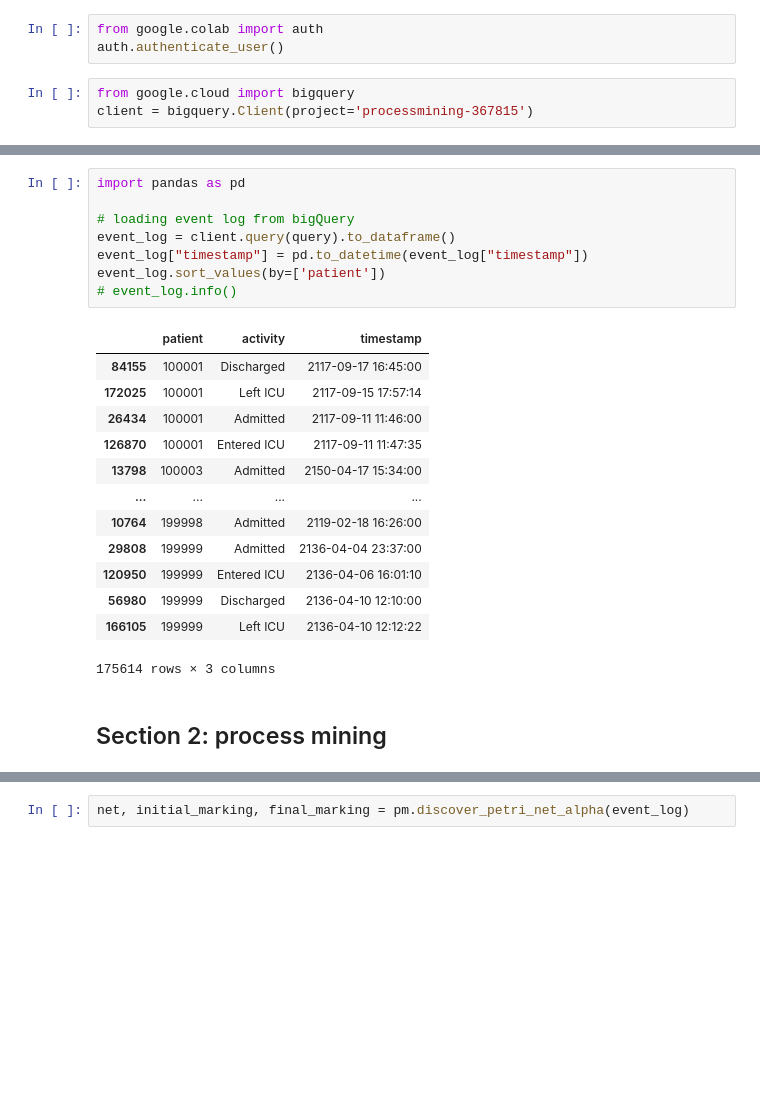
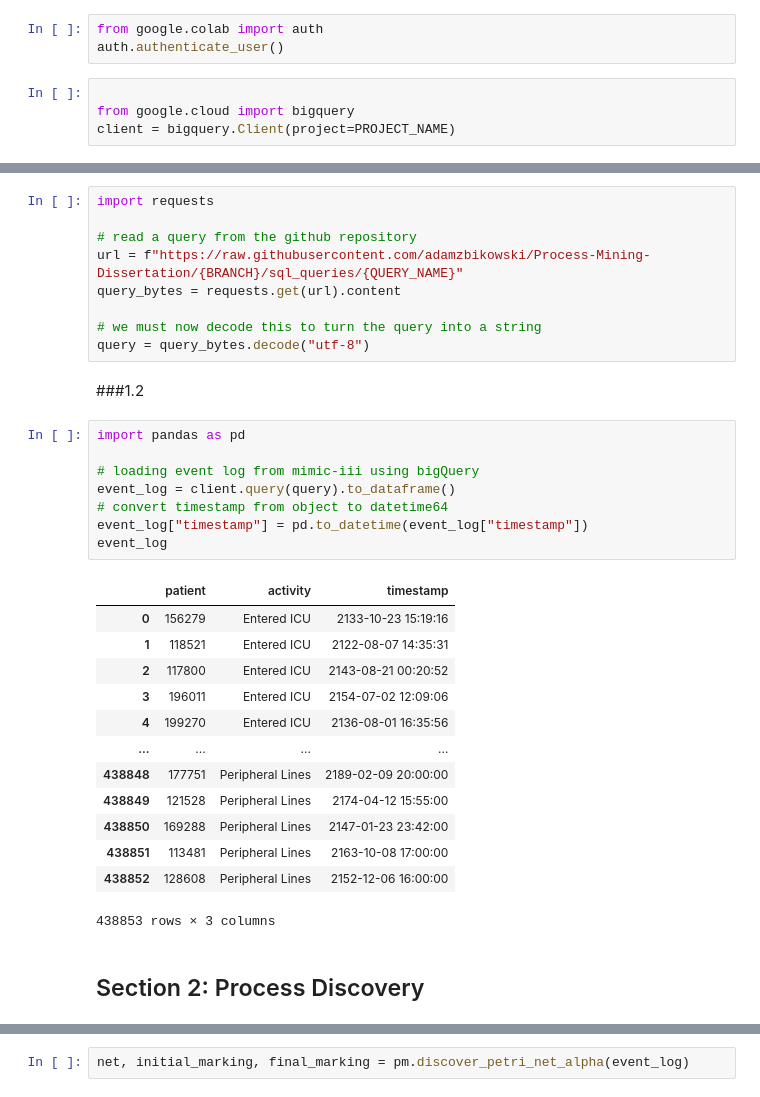
Before and after one commit to adamzbikowski/Process-Mining-Dissertation, a Jupyter notebook: timestamp_pipeline.ipynb, the cells around one changed output, grey strips where cells are left out. Cells and saved outputs as stored; diff of their text form; blank space fills up the shorter version.

```diff
--- a/timestamp_pipeline.ipynb
+++ b/timestamp_pipeline.ipynb
@@ -27,5 +68,6 @@ Successfully installed deprecation-2.1.0 pm4py-2.5.1 stringdist-1.0.9
 from google.colab import auth
 auth.authenticate_user()
 # %%
+
 from google.cloud import bigquery
-client = bigquery.Client(project='processmining-367815')
+client = bigquery.Client(project=PROJECT_NAME)
@@ -93,27 +74,38 @@ SELECT DISTINCT
+# %%
+import requests
+
+# read a query from the github repository
+url = f"https://raw.githubusercontent.com/adamzbikowski/Process-Mining-Dissertation/{BRANCH}/sql_queries/{QUERY_NAME}"
+query_bytes = requests.get(url).content
+
+# we must now decode this to turn the query into a string
+query = query_bytes.decode("utf-8")
+# %% [markdown]
+###1.2
 # %%
 import pandas as pd
 
-# loading event log from bigQuery
+# loading event log from mimic-iii using bigQuery
 event_log = client.query(query).to_dataframe()
+# convert timestamp from object to datetime64
 event_log["timestamp"] = pd.to_datetime(event_log["timestamp"])
-event_log.sort_values(by=['patient'])
-# event_log.info()
+event_log
 # %% [output]
 |  | patient | activity | timestamp |
-| 84155 | 100001 | Discharged | 2117-09-17 16:45:00 |
-| 172025 | 100001 | Left ICU | 2117-09-15 17:57:14 |
-| 26434 | 100001 | Admitted | 2117-09-11 11:46:00 |
-| 126870 | 100001 | Entered ICU | 2117-09-11 11:47:35 |
-| 13798 | 100003 | Admitted | 2150-04-17 15:34:00 |
+| 0 | 156279 | Entered ICU | 2133-10-23 15:19:16 |
+| 1 | 118521 | Entered ICU | 2122-08-07 14:35:31 |
+| 2 | 117800 | Entered ICU | 2143-08-21 00:20:52 |
+| 3 | 196011 | Entered ICU | 2154-07-02 12:09:06 |
+| 4 | 199270 | Entered ICU | 2136-08-01 16:35:56 |
 | ... | ... | ... | ... |
-| 10764 | 199998 | Admitted | 2119-02-18 16:26:00 |
-| 29808 | 199999 | Admitted | 2136-04-04 23:37:00 |
-| 120950 | 199999 | Entered ICU | 2136-04-06 16:01:10 |
-| 56980 | 199999 | Discharged | 2136-04-10 12:10:00 |
-| 166105 | 199999 | Left ICU | 2136-04-10 12:12:22 |
+| 438848 | 177751 | Peripheral Lines | 2189-02-09 20:00:00 |
+| 438849 | 121528 | Peripheral Lines | 2174-04-12 15:55:00 |
+| 438850 | 169288 | Peripheral Lines | 2147-01-23 23:42:00 |
+| 438851 | 113481 | Peripheral Lines | 2163-10-08 17:00:00 |
+| 438852 | 128608 | Peripheral Lines | 2152-12-06 16:00:00 |
-175614 rows × 3 columns
+438853 rows × 3 columns
 # %% [markdown]
-## Section 2: process mining
+## Section 2: Process Discovery
 # %%
 import pm4py as pm
 
```
Also changed, not shown: parts of 63 cells of this notebook.
